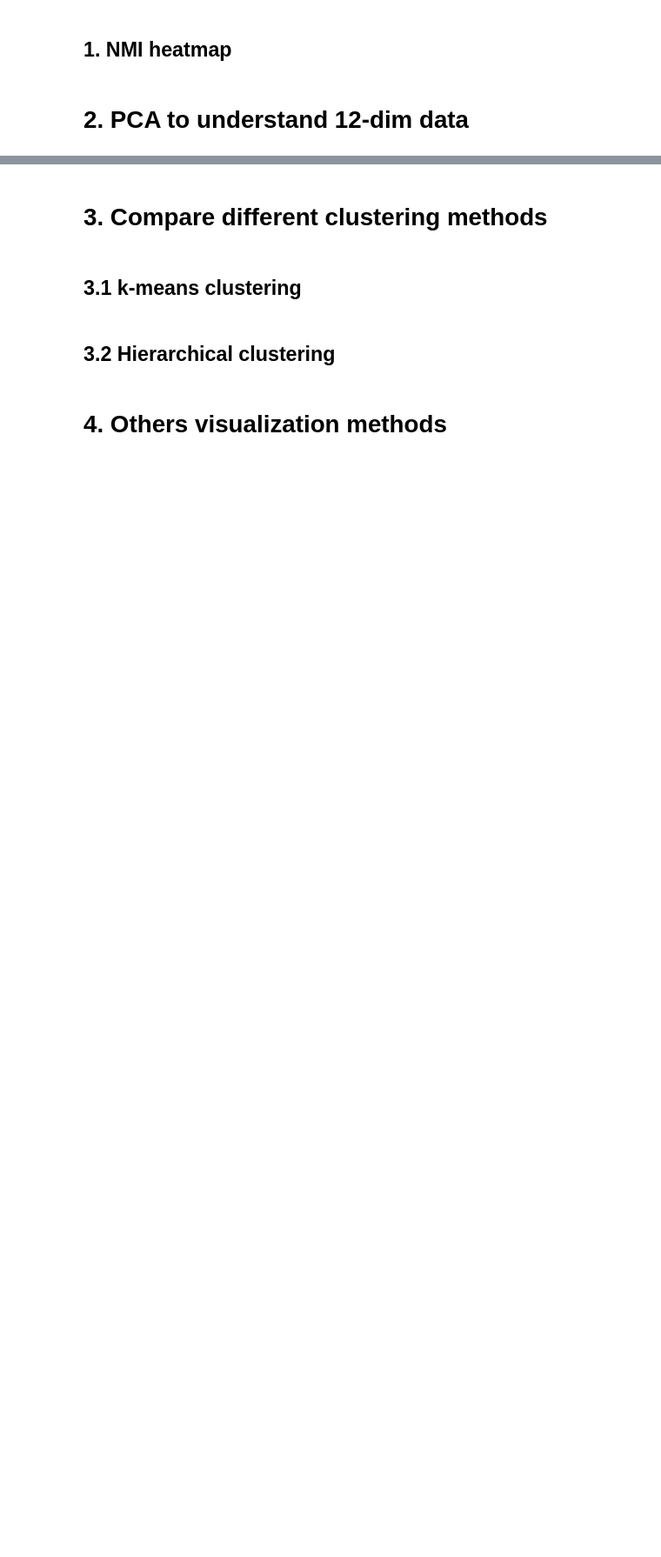
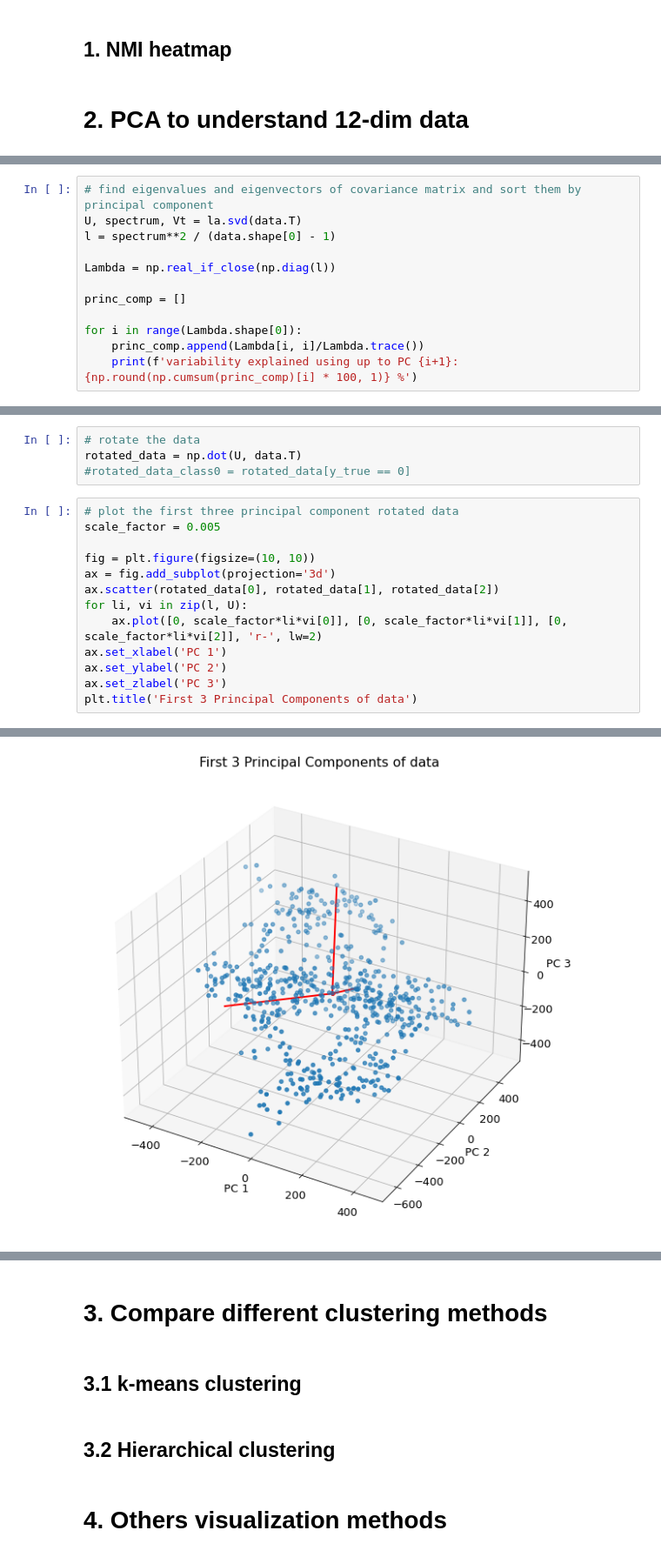
Before and after one commit to giuliadoda/LCP_mod_B, a Jupyter notebook: Ex2/group2406_exercise02.ipynb, the cells around one changed output, grey strips where cells are left out. Shown: that part at 87% size. Cells and saved outputs as stored; diff of their text form; blank space fills up the shorter version.

```diff
--- a/Ex2/group2406_exercise02.ipynb
+++ b/Ex2/group2406_exercise02.ipynb
@@ -305,0 +311,12 @@ plt.show()
+# %%
+# find eigenvalues and eigenvectors of covariance matrix and sort them by principal component
+U, spectrum, Vt = la.svd(data.T)
+l = spectrum**2 / (data.shape[0] - 1)
+
+Lambda = np.real_if_close(np.diag(l))
+
+princ_comp = []
+
+for i in range(Lambda.shape[0]):
+    princ_comp.append(Lambda[i, i]/Lambda.trace())
+    print(f'variability explained using up to PC {i+1}: {np.round(np.cumsum(princ_comp)[i] * 100, 1)} %')
@@ -305,0 +338,18 @@ plt.show()
+# %%
+# rotate the data
+rotated_data = np.dot(U, data.T)
+#rotated_data_class0 = rotated_data[y_true == 0]
+# %%
+# plot the first three principal component rotated data
+scale_factor = 0.005
+
+fig = plt.figure(figsize=(10, 10))
+ax = fig.add_subplot(projection='3d')
+ax.scatter(rotated_data[0], rotated_data[1], rotated_data[2])
+for li, vi in zip(l, U):
+    ax.plot([0, scale_factor*li*vi[0]], [0, scale_factor*li*vi[1]], [0, scale_factor*li*vi[2]], 'r-', lw=2)
+ax.set_xlabel('PC 1')
+ax.set_ylabel('PC 2')
+ax.set_zlabel('PC 3')
+plt.title('First 3 Principal Components of data')
+# %% [output]
@@ -305,0 +357 @@ plt.show()
+[figure, added]
```
Also changed, not shown: parts of 10 cells of this notebook.
